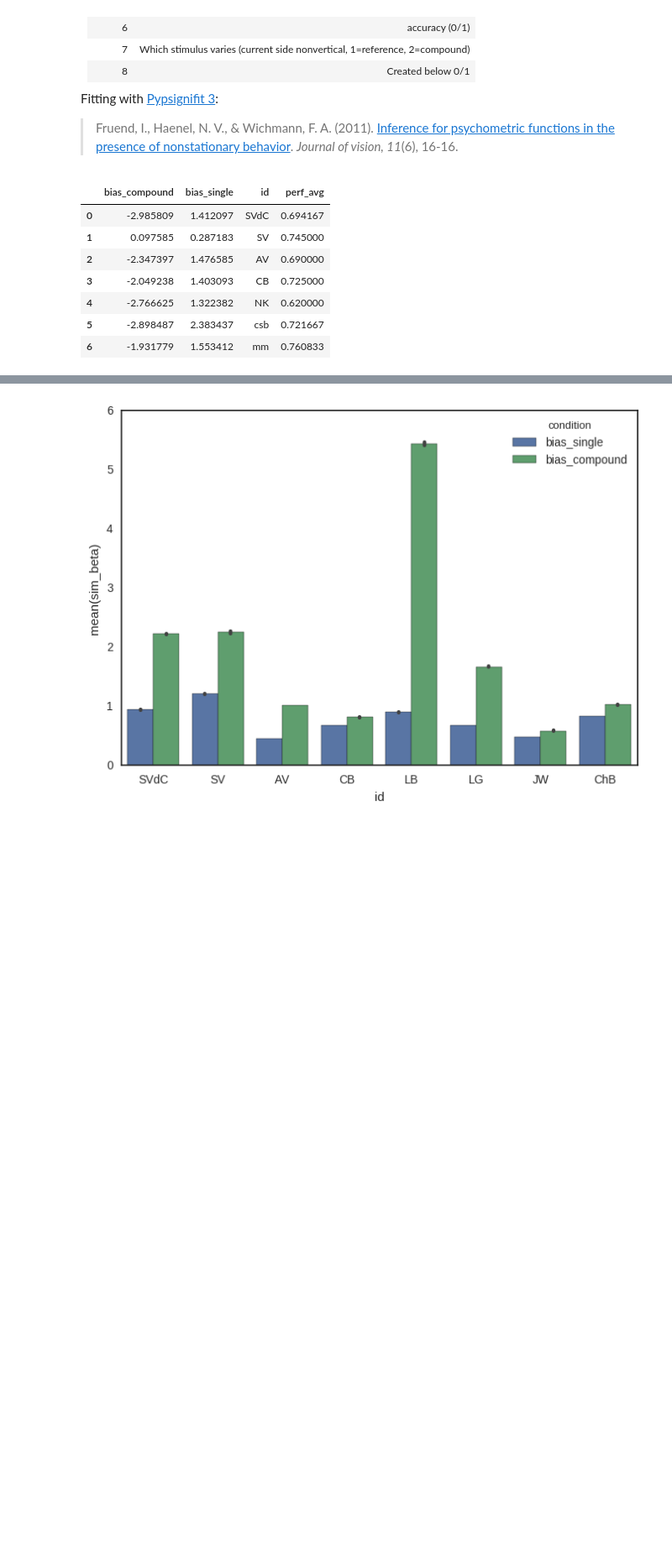
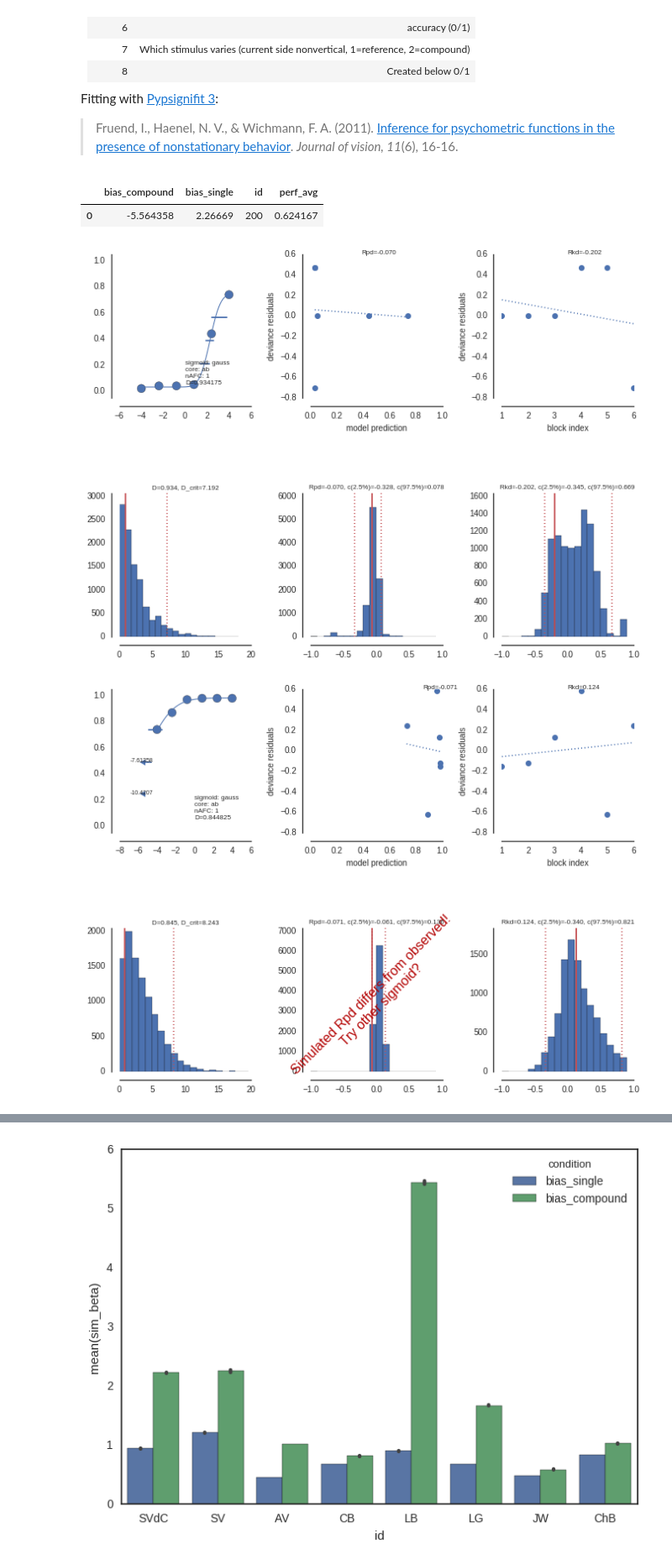
Before and after one commit to hoenir/DiNoASD, a Jupyter notebook: analysis/AnalysisDiNoASD.ipynb, the cells around one changed output, grey strips where cells are left out. Shown at 84% size. Cells and saved outputs as stored; diff of their text form; code cells hidden in the pictures; blank space fills up the shorter version.

```diff
--- a/analysis/AnalysisDiNoASD.ipynb
+++ b/analysis/AnalysisDiNoASD.ipynb
@@ -1090,7 +1088,7 @@ Fitting with [Pypsignifit 3](http://psignifit.sourceforge.net/index.html):
 > Fruend, I., Haenel, N. V., & Wichmann, F. A. (2011). [Inference for psychometric functions in the presence of nonstationary behavior](https://drive.google.com/open?id=0BwlD7q-DXkdWVXV1ZU1yVUJ3SFU). *Journal of vision, 11*(6), 16-16.
 # %%
 
-ss = ['SVdC', 'SV', 'AV', 'CB', 'NK', 'csb','mm'] # list of participants 'LB', 'LG', 'JW', 'ChB', 'AB', 'AC','FJ', 'SS', 'TB'
+ss = ['200'] # list of participants 'cj', 'LB', 'LG', 'JW', 'ChB', 'AB', 'AC','FJ', 'SS', 'TB', 'SVdC', 'SV', 'AV', 'CB', 'NK', 'csb','mm'
 nbsamples = 10000
 
 fits=[]
@@ -1134,43 +1132,39 @@ for s in ss:
             trial_number_matrix[con_i, cond_i-1] = len(find((dm[:,7] == cond_i) &\
                                                             (dm[:,3] == oris[con_i])));
 
         # I've had to invert oris (make negative) to make the fit possible
         DAT = column_stack((-oris,perf_matrix[:,cond_i-1],\
                             trial_number_matrix[:,cond_i-1]))
-
-        results = pypsi.BootstrapInference(DAT, sigmoid='gauss',\
+        constraints = ('unconstrained','unconstrained','unconstrained','Beta(1,20)')
+        results = pypsi.BootstrapInference(DAT, sigmoid='gauss', priors=constraints,\
                                            nafc=1, sample=nbsamples);
 
         if cond_i== 1: condition='bias_single'
         else: condition='bias_compound'
         #print("{0} of {1}: {2:.2f}".format(condition,s, \
         #                                                    results.getThres(0.5)))
         df.loc[df.id==s, condition]= results.getThres(0.5)
 
         pfit_results.append(results);
         params.append(results.estimate);
         pfit_sim_results.append(results.mcestimates);
 
-        #pypsi.GoodnessOfFit(results)
+        pypsi.GoodnessOfFit(results)
         this_samp= pd.DataFrame({'id':[s]*nbsamples,
                                  'sim_alpha': results.mcestimates[:,0],
                                  'sim_beta': results.mcestimates[:,1],
                                  'condition': [condition]*nbsamples})
         dfsamp= dfsamp.append(this_samp)
 
 
     fits.append(pfit_results)
 
 df
 # %% [output]
 |  | bias_compound | bias_single | id | perf_avg |
-| 0 | -2.985809 | 1.412097 | SVdC | 0.694167 |
-| 1 | 0.097585 | 0.287183 | SV | 0.745000 |
-| 2 | -2.347397 | 1.476585 | AV | 0.690000 |
-| 3 | -2.049238 | 1.403093 | CB | 0.725000 |
-| 4 | -2.766625 | 1.322382 | NK | 0.620000 |
-| 5 | -2.898487 | 2.383437 | csb | 0.721667 |
-| 6 | -1.931779 | 1.553412 | mm | 0.760833 |
+| 0 | -5.564358 | 2.26669 | 200 | 0.624167 |
+[figure, added]
+[figure, added]
 # %%
 sns.barplot(x='id',y='perf_avg', data=df);
 # %% [output]
```
Also changed, not shown: parts of 3 cells of this notebook, 49 other files.
